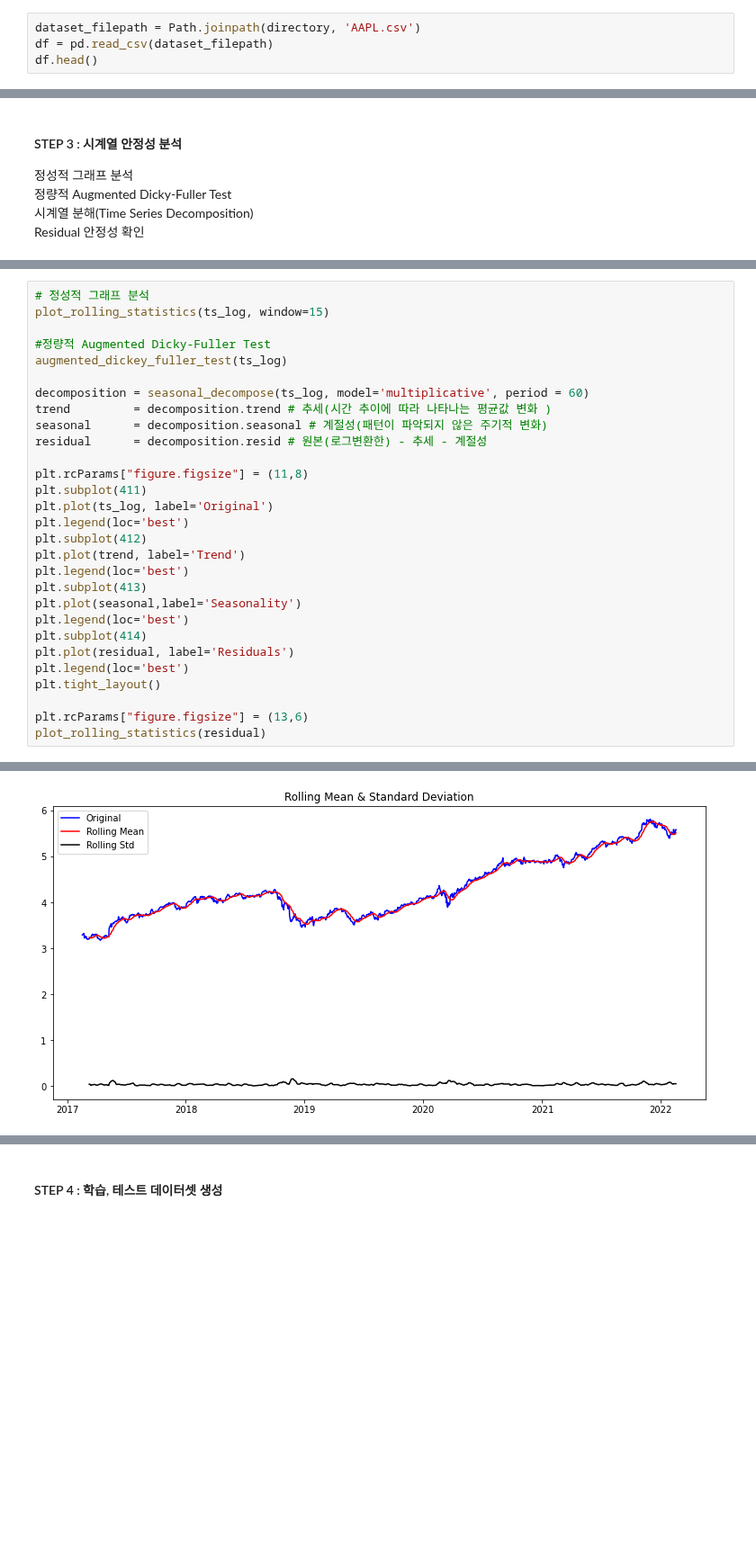
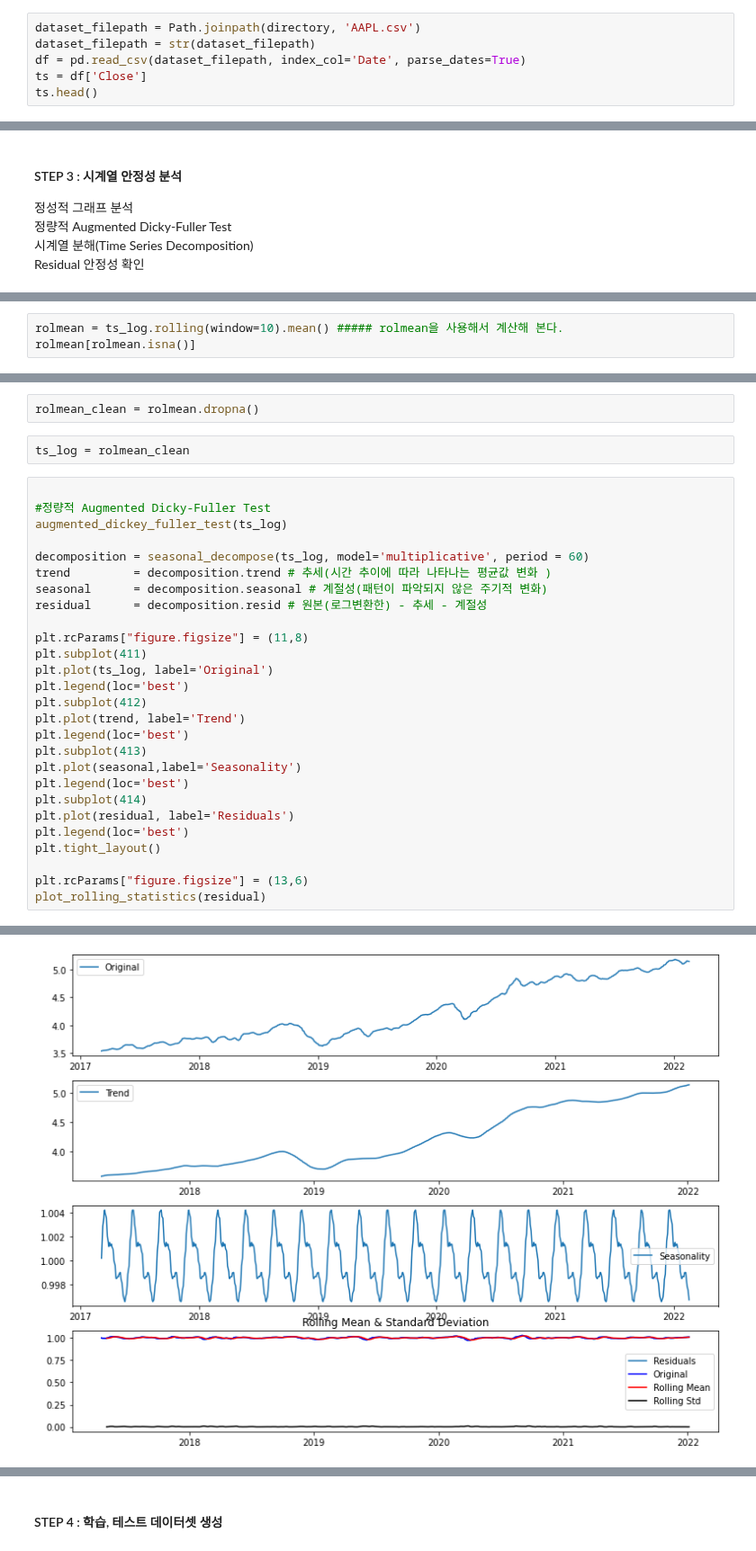
Before and after one commit to Kona-cfd/AIFFEL_PROJECT, a Jupyter notebook: [E-11]stock_prediction.ipynb, the cells around one changed output, grey strips where cells are left out. Shown at 90% size. Drawn from its saved outputs; the diff is of its cells as text; blank space fills up the shorter version.

```diff
--- a/[E-11]stock_prediction.ipynb
+++ b/[E-11]stock_prediction.ipynb
@@ -232,6 +257,8 @@ MAPE: 14.63%
 # Apple 주가 예측
 # %%
 dataset_filepath = Path.joinpath(directory, 'AAPL.csv')
-df = pd.read_csv(dataset_filepath)
-df.head()
+dataset_filepath = str(dataset_filepath)
+df = pd.read_csv(dataset_filepath, index_col='Date', parse_dates=True)
+ts = df['Close']
+ts.head()
 # %% [output]
@@ -266,0 +300,3 @@ Residual 안정성 확인
+# %%
+rolmean = ts_log.rolling(window=10).mean() ##### rolmean을 사용해서 계산해 본다.
+rolmean[rolmean.isna()]
@@ -267,6 +315,8 @@ Residual 안정성 확인
+# %%
+rolmean_clean = rolmean.dropna()
+# %%
+ts_log = rolmean_clean
 # %%
-# 정성적 그래프 분석
-plot_rolling_statistics(ts_log, window=15)
 
 #정량적 Augmented Dicky-Fuller Test
 augmented_dickey_fuller_test(ts_log)
@@ -297 +356 @@ plot_rolling_statistics(residual)
-[figure, old version]
+[figure, new version]
```
Also changed, not shown: parts of 45 cells of this notebook.
